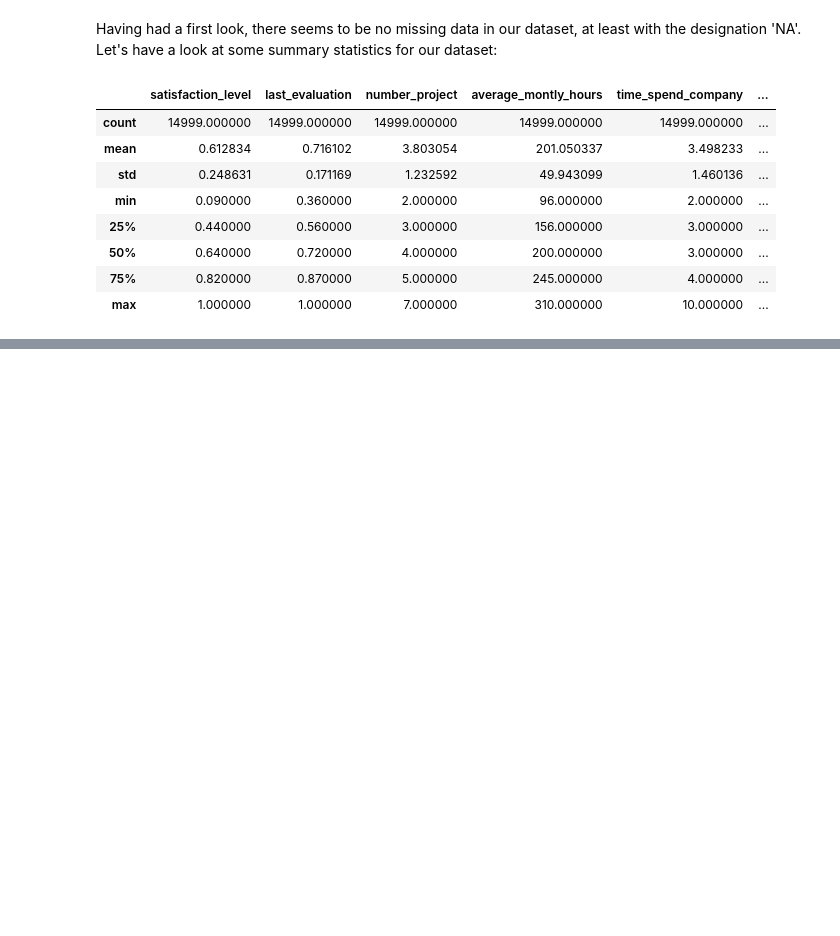
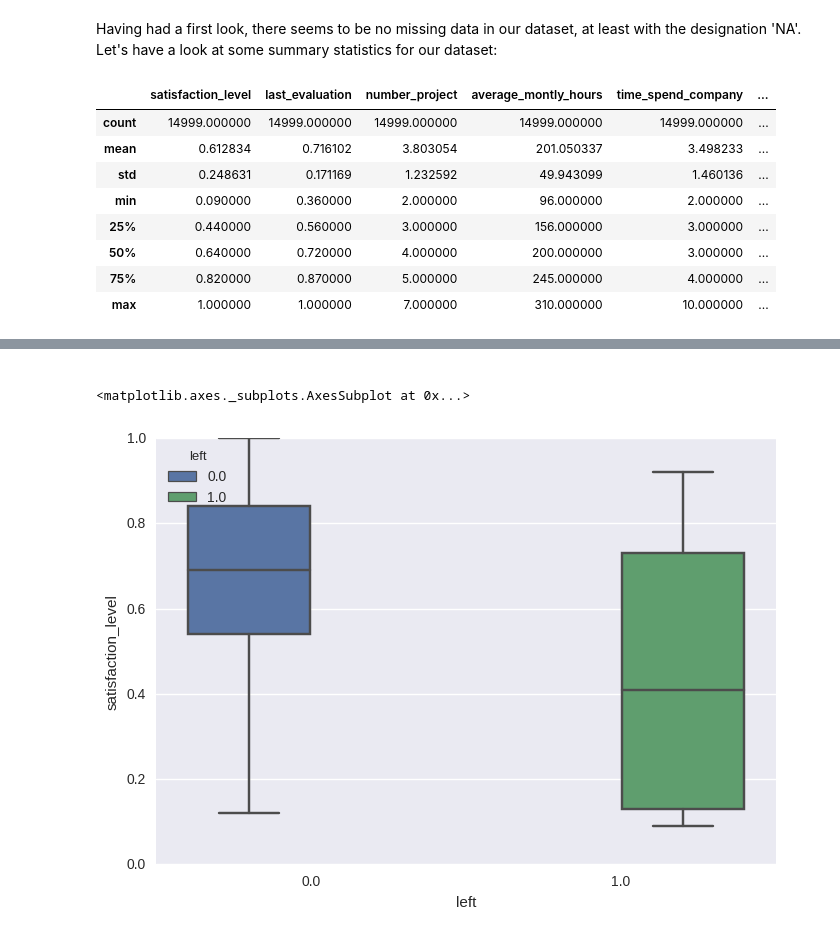
Before and after one commit to orphefs/data-science-examples, a Jupyter notebook: Employees.ipynb, the cells around one changed output, grey strips where cells are left out. Saved outputs shown, nothing was run; the diff lists cells and outputs as text; code cells hidden in the pictures; blank space fills up the shorter version.

```diff
--- a/Employees.ipynb
+++ b/Employees.ipynb
@@ -33,0 +85,5 @@ This is not very useful.
+# %%
+intcols = employee_data.select_dtypes(include=['int']).columns;
+floatcols = employee_data.select_dtypes(include=['float']).columns;
+print(intcols)
+print(floatcols)
@@ -33,0 +97,3 @@ This is not very useful.
+# %%
+employee_data[list(intcols)] = employee_data[list(intcols)].astype('float')
+employee_data[list(intcols)].head()
@@ -33,0 +116,7 @@ This is not very useful.
+# %% [markdown]
+<a id='fig:boxplot_satisfaction_level'></a>
+# %%
+sb.boxplot(y=employee_data.ix[:,0],x="left",data=employee_data, hue="left")
+# %% [output]
+<matplotlib.axes._subplots.AxesSubplot at 0x...>
+[figure, added]
```
Also changed, not shown: parts of 46 cells of this notebook.
